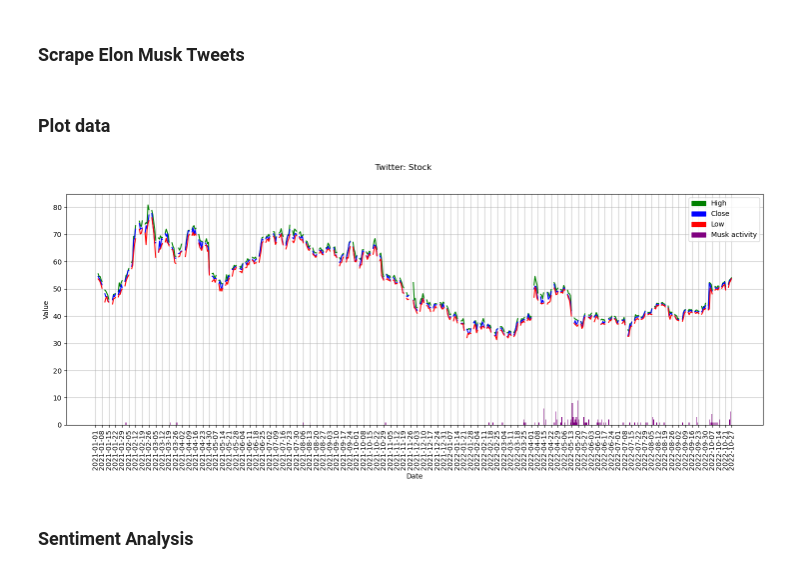
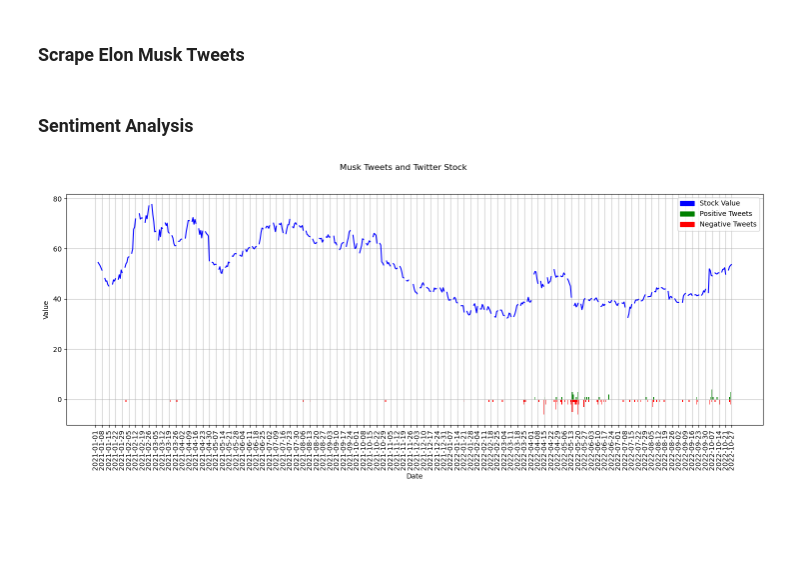
Before and after one commit to codingkoalabear/musk_tweets_twitter_stock, a Jupyter notebook: main.ipynb, the cells around one changed output. Saved outputs shown, nothing was run; the diff lists cells and outputs as text; code cells hidden in the pictures; blank space fills up the shorter version.

```diff
--- a/main.ipynb
+++ b/main.ipynb
@@ -64,35 +65,5 @@ df_musk_twitter_tweets = df_musk_tweets.loc[df_musk_tweets["Tweet"].str.contains
 df_musk_twitter_tweets["Date_day"] = df_musk_twitter_tweets["Date"].astype('str').str[:10]
 df_musk_twitter_activity = df_musk_twitter_tweets.groupby(['Date_day'])["Tweet"].count().reset_index().rename(columns={'Tweet':'Tweets'})
 df_musk_twitter_activity = pd.merge(df_dates, df_musk_twitter_activity, how='left', left_on='Date_day', right_on='Date_day')
-# %% [markdown]
-### Plot data
-# %%
-# Plot data
-fig, ax = plt.subplots(1, 1, figsize = (18, 6))
-fig.suptitle("Twitter: Stock")
-
-plt.bar(df_musk_twitter_activity["Date_day"], df_musk_twitter_activity["Tweets"], color='purple')
-plt.plot(df_twitter_stock["Date_day"], df_twitter_stock["High"], color='green')
-plt.plot(df_twitter_stock["Date_day"], df_twitter_stock["Close"], color='blue')
-plt.plot(df_twitter_stock["Date_day"], df_twitter_stock["Low"], color='red')
-plt.xticks(list(df_twitter_stock.iloc[::7, :]["Date_day"])
-              + list(df_twitter_stock.loc[df_twitter_stock["Date_day"] == df_twitter_stock["Date_day"].max()]["Date_day"]))
-
-ax.set_xlabel('Date')
-ax.set_ylabel('Value')
-ax.grid(alpha=0.8)
-
-for label in ax.get_xticklabels():
-  label.set_rotation(90)
-
-green_patch = mpatches.Patch(color='green', label='High')
-blue_patch = mpatches.Patch(color='blue', label='Close')
-red_patch = mpatches.Patch(color='red', label='Low')
-black_patch = mpatches.Patch(color='purple', label='Musk activity')
-
-plt.legend(handles=[green_patch, blue_patch, red_patch, black_patch ])
-plt.show()
-# %% [output]
-[figure, removed]
 # %% [markdown]
 ### Sentiment Analysis
@@ -101,0 +98,24 @@ from torchtext import data
+# %%
+# Plot positive / negative tweets
+fig, ax = plt.subplots(1, 1, figsize = (18, 6))
+fig.suptitle("Musk Tweets and Twitter Stock")
+
+plt.bar(positive_tweets_activity["Date_day"], positive_tweets_activity["Tweets"], color='green')
+plt.bar(negative_tweets_activity["Date_day"], negative_tweets_activity["Tweets"], color='red')
+plt.plot(df_twitter_stock["Date_day"], df_twitter_stock["Close"], color='blue')
+ax.set_xlabel('Date')
+ax.set_ylabel('Value')
+ax.grid(alpha=0.8)
+plt.xticks(list(df_twitter_stock.iloc[::7, :]["Date_day"])
+              + list(df_twitter_stock.loc[df_twitter_stock["Date_day"] == df_twitter_stock["Date_day"].max()]["Date_day"]))
+
+for label in ax.get_xticklabels():
+  label.set_rotation(90)
+
+green_patch = mpatches.Patch(color='green', label='Positive Tweets')
+red_patch = mpatches.Patch(color='red', label='Negative Tweets')
+blue_patch = mpatches.Patch(color='blue', label='Stock Value')
+plt.legend(handles=[blue_patch, green_patch, red_patch])
+plt.show()
+# %% [output]
+[figure, added]
```
Also changed, not shown: parts of 3 cells of this notebook.
